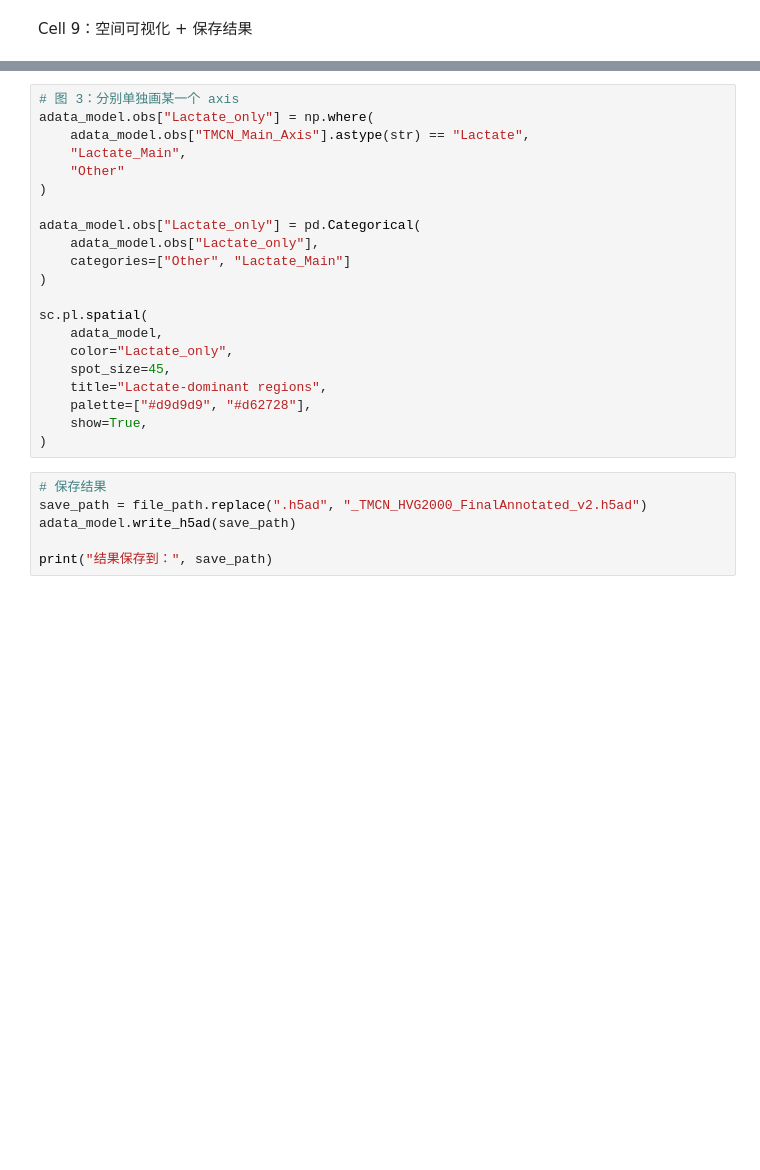
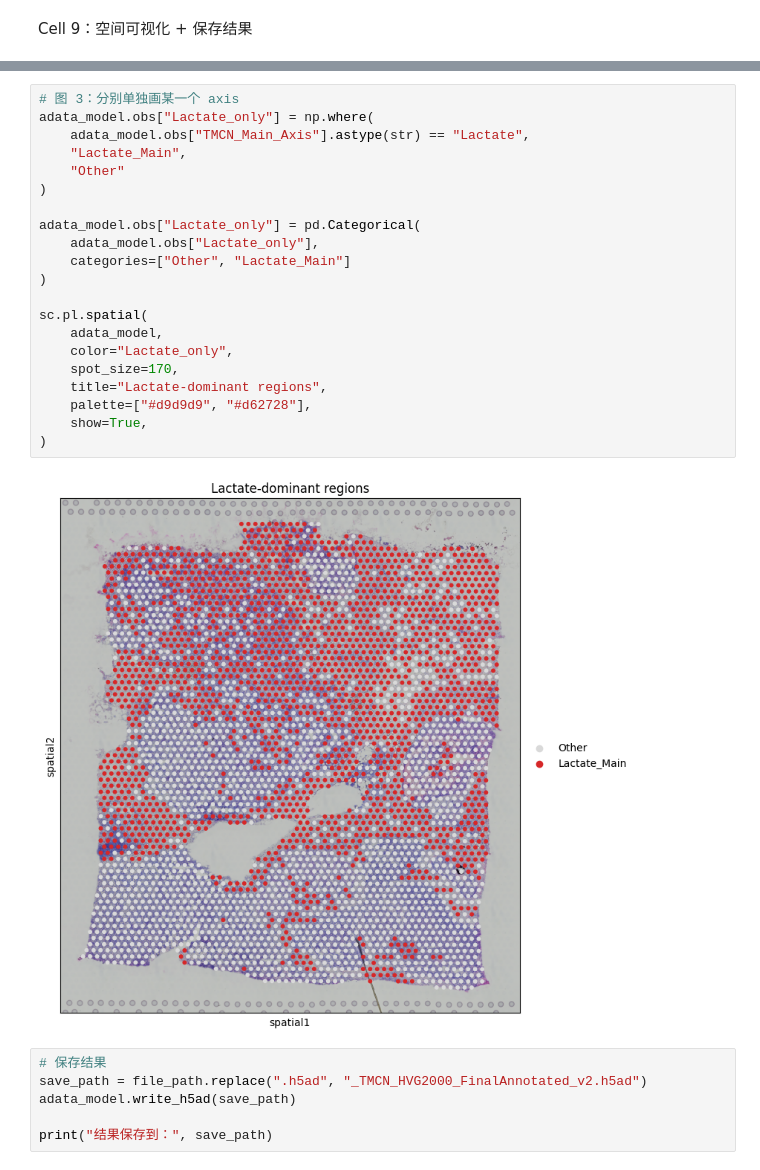
Before and after one commit to Zjyandlsl/NicheCompass-main, a Jupyter notebook: TuMeNiche/src/my/ViHBC_run_nichecompass.ipynb, the cells around one changed output, grey strips where cells are left out. Saved outputs shown, nothing was run; the diff lists cells and outputs as text; blank space fills up the shorter version.

```diff
--- a/TuMeNiche/src/my/ViHBC_run_nichecompass.ipynb
+++ b/TuMeNiche/src/my/ViHBC_run_nichecompass.ipynb
@@ -1066,24 +1156,26 @@ sc.pl.spatial(
 # %%
 # 图 3：分别单独画某一个 axis
 adata_model.obs["Lactate_only"] = np.where(
     adata_model.obs["TMCN_Main_Axis"].astype(str) == "Lactate",
     "Lactate_Main",
     "Other"
 )
 
 adata_model.obs["Lactate_only"] = pd.Categorical(
     adata_model.obs["Lactate_only"],
     categories=["Other", "Lactate_Main"]
 )
 
 sc.pl.spatial(
     adata_model,
     color="Lactate_only",
-    spot_size=45,
+    spot_size=170,
     title="Lactate-dominant regions",
     palette=["#d9d9d9", "#d62728"],
     show=True,
 )
+# %% [output]
+[figure, added]
 # %%
 # 保存结果
 save_path = file_path.replace(".h5ad", "_TMCN_HVG2000_FinalAnnotated_v2.h5ad")
```
Also changed, not shown: parts of 5 cells of this notebook, 1 other file.
